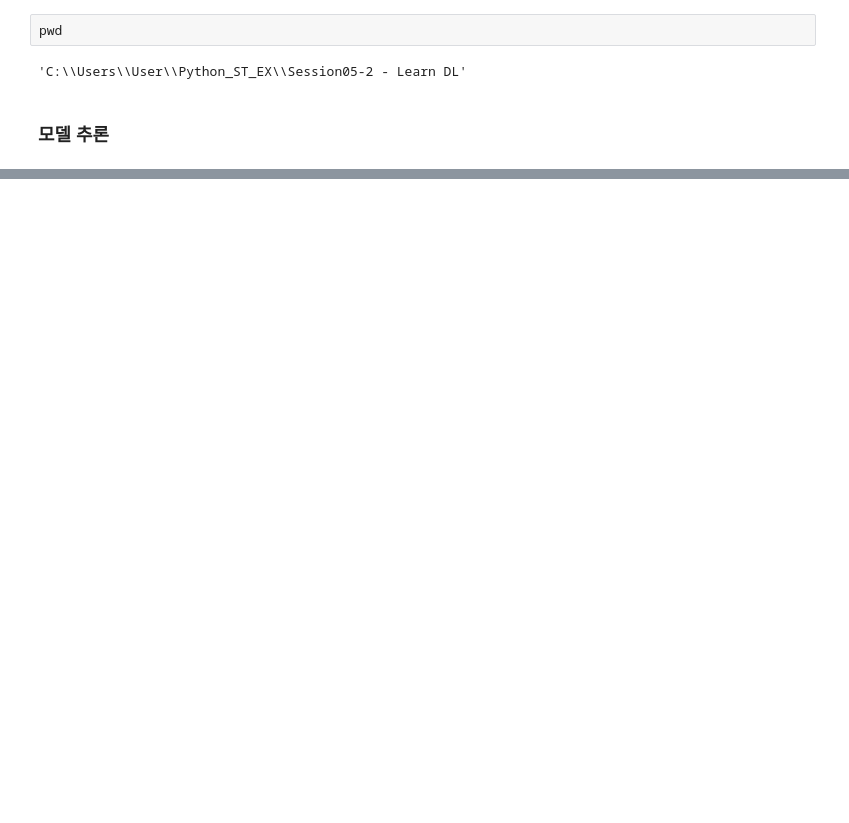
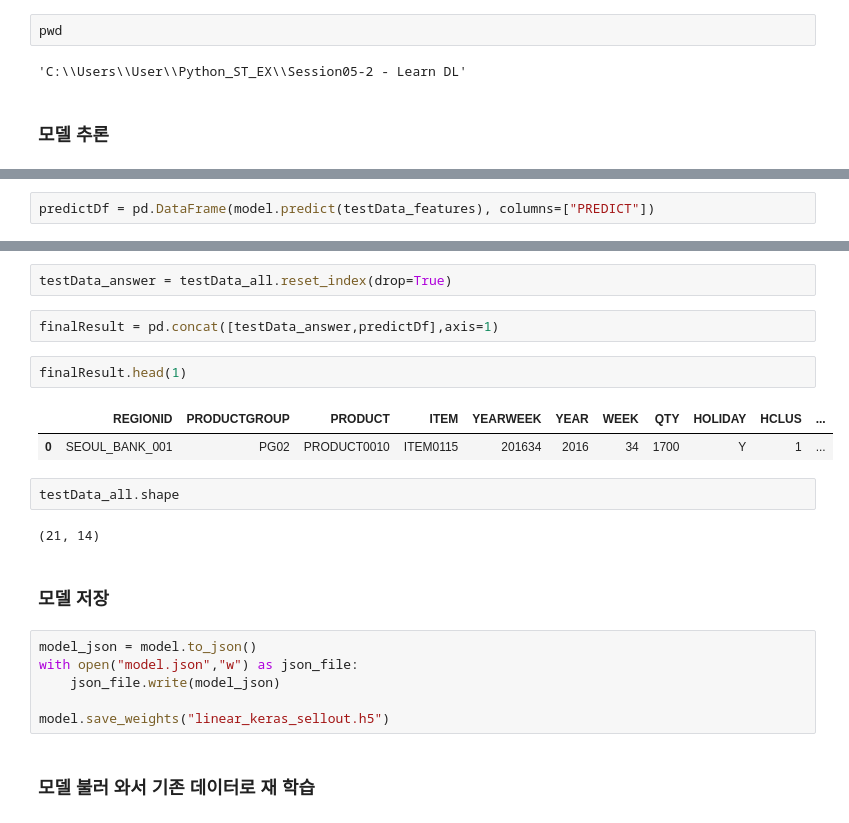
Before and after one commit to bearcho/oct15to16, a Jupyter notebook: 10월 15일 실습 오전.ipynb, the cells around one changed output, grey strips where cells are left out. Saved outputs shown, nothing was run; the diff lists cells and outputs as text; blank space fills up the shorter version.

```diff
--- a/10월 15일 실습 오전.ipynb
+++ b/10월 15일 실습 오전.ipynb
@@ -211,0 +216,2 @@ lose, mse, mae = model.evaluate(x=testData_features,
+# %%
+predictDf = pd.DataFrame(model.predict(testData_features), columns=["PREDICT"])
@@ -211,0 +220,23 @@ lose, mse, mae = model.evaluate(x=testData_features,
+# %%
+testData_answer = testData_all.reset_index(drop=True)
+# %%
+finalResult = pd.concat([testData_answer,predictDf],axis=1)
+# %%
+finalResult.head(1)
+# %% [output]
+|  | REGIONID | PRODUCTGROUP | PRODUCT | ITEM | YEARWEEK | YEAR | WEEK | QTY | HOLIDAY | HCLUS | ... |
+| 0 | SEOUL_BANK_001 | PG02 | PRODUCT0010 | ITEM0115 | 201634 | 2016 | 34 | 1700 | Y | 1 | ... |
+# %%
+testData_all.shape
+# %% [output]
+(21, 14)
+# %% [markdown]
+### 모델 저장
+# %%
+model_json = model.to_json()
+with open("model.json","w") as json_file:
+    json_file.write(model_json)
+
+model.save_weights("linear_keras_sellout.h5")
+# %% [markdown]
+### 모델 불러 와서 기존 데이터로 재 학습
```
Also changed, not shown: parts of 18 cells of this notebook, 1 other file.
